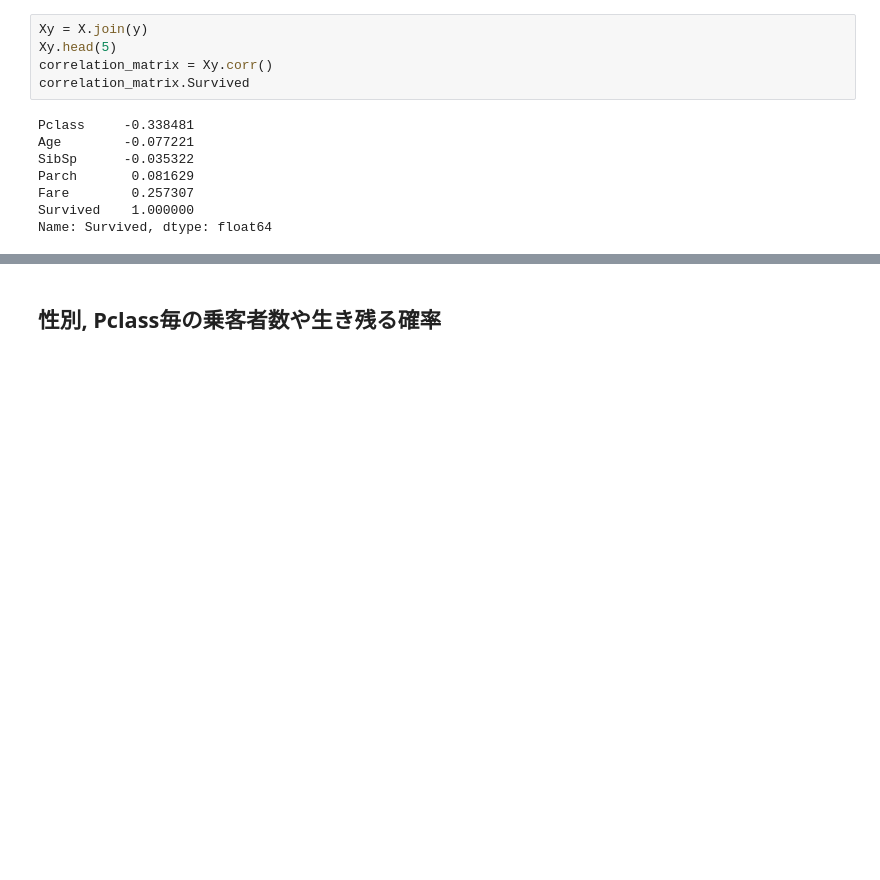
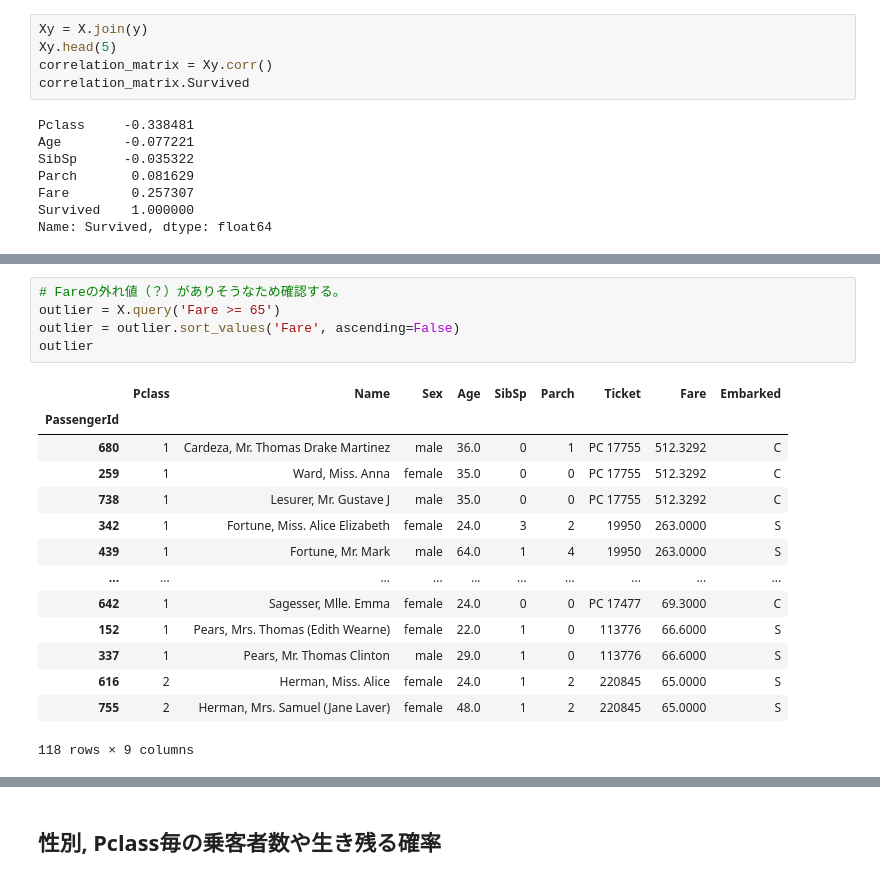
Before and after one commit to gussan-me/titanic_kaggle_practice, a Jupyter notebook: Desktop/ポートフォリオ用/titanic.ipynb, the cells around one changed output, grey strips where cells are left out. Drawn from its saved outputs; the diff is of its cells as text; blank space fills up the shorter version.

Commit message:
Fareの外れ値の調査と除去

```diff
--- a/Desktop/ポートフォリオ用/titanic.ipynb
+++ b/Desktop/ポートフォリオ用/titanic.ipynb
@@ -174,0 +201,20 @@ Name: Survived, dtype: float64
+# %%
+# Fareの外れ値（？）がありそうなため確認する。
+outlier = X.query('Fare >= 65')
+outlier = outlier.sort_values('Fare', ascending=False)
+outlier
+# %% [output]
+|  | Pclass | Name | Sex | Age | SibSp | Parch | Ticket | Fare | Embarked |
+| PassengerId |  |  |  |  |  |  |  |  |  |
+| 680 | 1 | Cardeza, Mr. Thomas Drake Martinez | male | 36.0 | 0 | 1 | PC 17755 | 512.3292 | C |
+| 259 | 1 | Ward, Miss. Anna | female | 35.0 | 0 | 0 | PC 17755 | 512.3292 | C |
+| 738 | 1 | Lesurer, Mr. Gustave J | male | 35.0 | 0 | 0 | PC 17755 | 512.3292 | C |
+| 342 | 1 | Fortune, Miss. Alice Elizabeth | female | 24.0 | 3 | 2 | 19950 | 263.0000 | S |
+| 439 | 1 | Fortune, Mr. Mark | male | 64.0 | 1 | 4 | 19950 | 263.0000 | S |
+| ... | ... | ... | ... | ... | ... | ... | ... | ... | ... |
+| 642 | 1 | Sagesser, Mlle. Emma | female | 24.0 | 0 | 0 | PC 17477 | 69.3000 | C |
+| 152 | 1 | Pears, Mrs. Thomas (Edith Wearne) | female | 22.0 | 1 | 0 | 113776 | 66.6000 | S |
+| 337 | 1 | Pears, Mr. Thomas Clinton | male | 29.0 | 1 | 0 | 113776 | 66.6000 | S |
+| 616 | 2 | Herman, Miss. Alice | female | 24.0 | 1 | 2 | 220845 | 65.0000 | S |
+| 755 | 2 | Herman, Mrs. Samuel (Jane Laver) | female | 48.0 | 1 | 2 | 220845 | 65.0000 | S |
+118 rows × 9 columns
```
Also changed, not shown: parts of 9 cells of this notebook.
